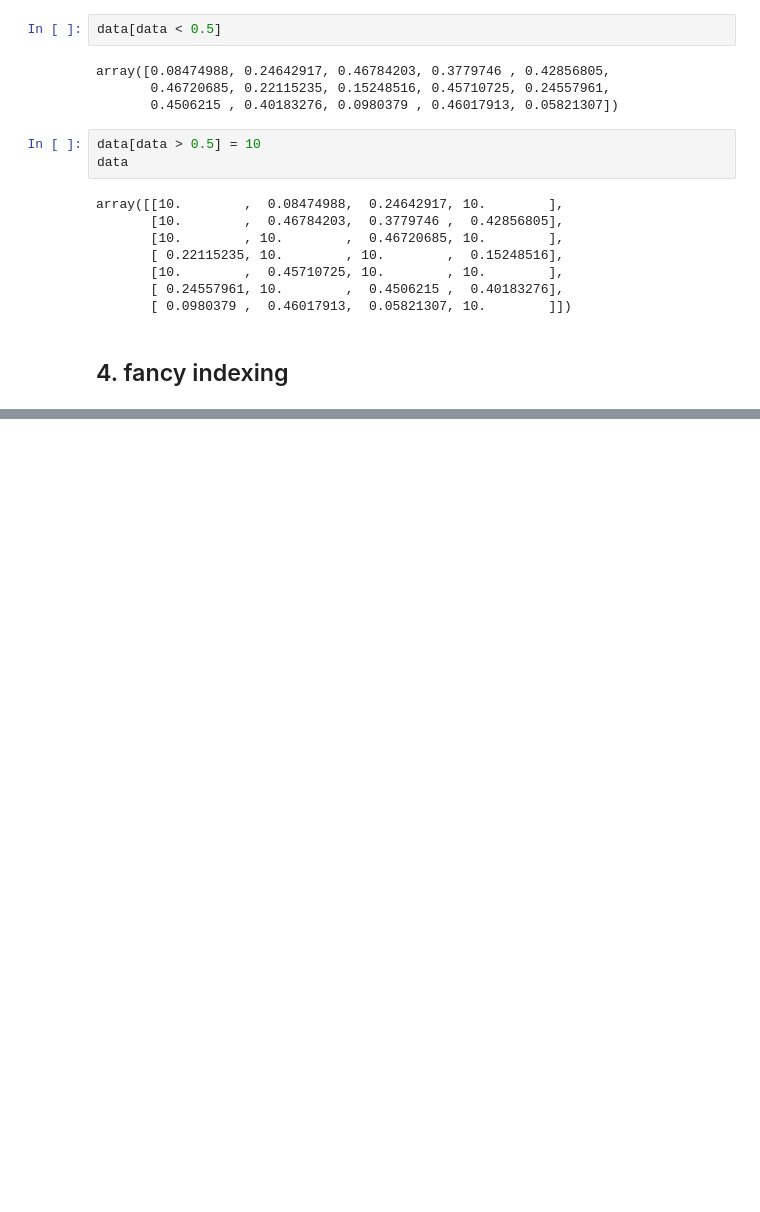
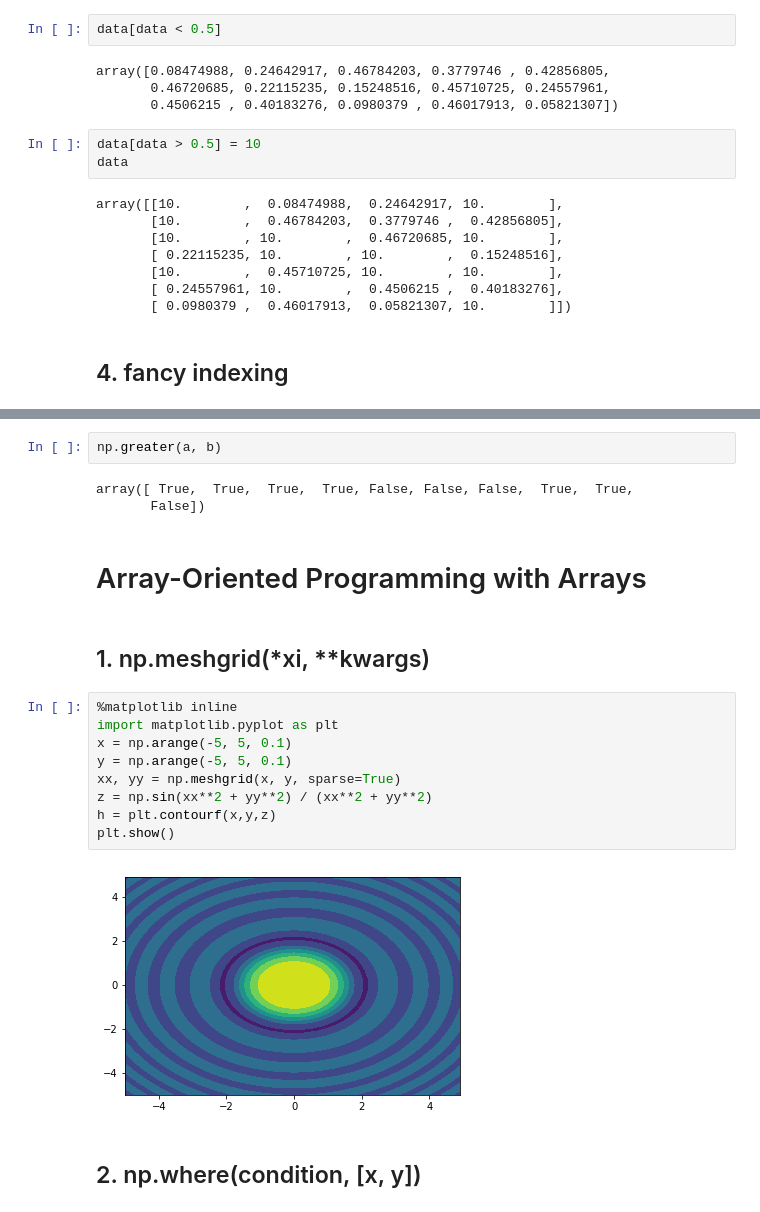
Before and after one commit to sjpq/data_analysis, a Jupyter notebook: Numpy basis/numpy basis.ipynb, the cells around one changed output, grey strips where cells are left out. Drawn from its saved outputs; the diff is of its cells as text; blank space fills up the shorter version.

```diff
--- a/Numpy basis/numpy basis.ipynb
+++ b/Numpy basis/numpy basis.ipynb
@@ -318,0 +526,22 @@ array([[10.        ,  0.08474988,  0.24642917, 10.        ],
+# %%
+np.greater(a, b)
+# %% [output]
+array([ True,  True,  True,  True, False, False, False,  True,  True,
+       False])
+# %% [markdown]
+# Array-Oriented Programming with Arrays
+# %% [markdown]
+## 1. np.meshgrid(\*xi, **kwargs)
+# %%
+%matplotlib inline
+import matplotlib.pyplot as plt
+x = np.arange(-5, 5, 0.1)
+y = np.arange(-5, 5, 0.1)
+xx, yy = np.meshgrid(x, y, sparse=True)
+z = np.sin(xx**2 + yy**2) / (xx**2 + yy**2)
+h = plt.contourf(x,y,z)
+plt.show()
+# %% [output]
+[figure, added]
+# %% [markdown]
+## 2. np.where(condition, [x, y])
```
Also changed, not shown: parts of 52 cells of this notebook.
